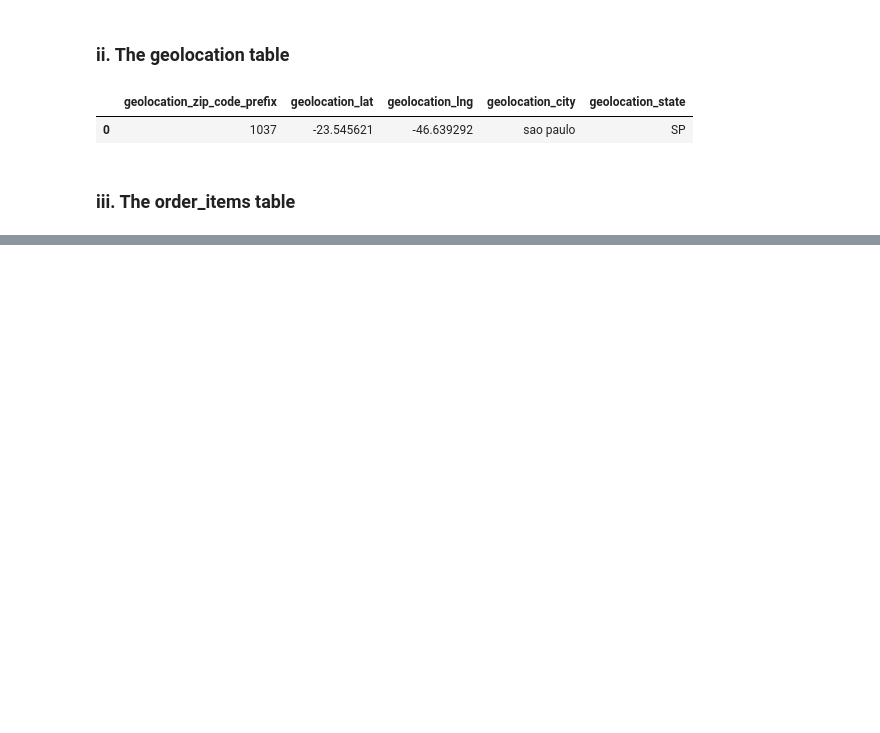
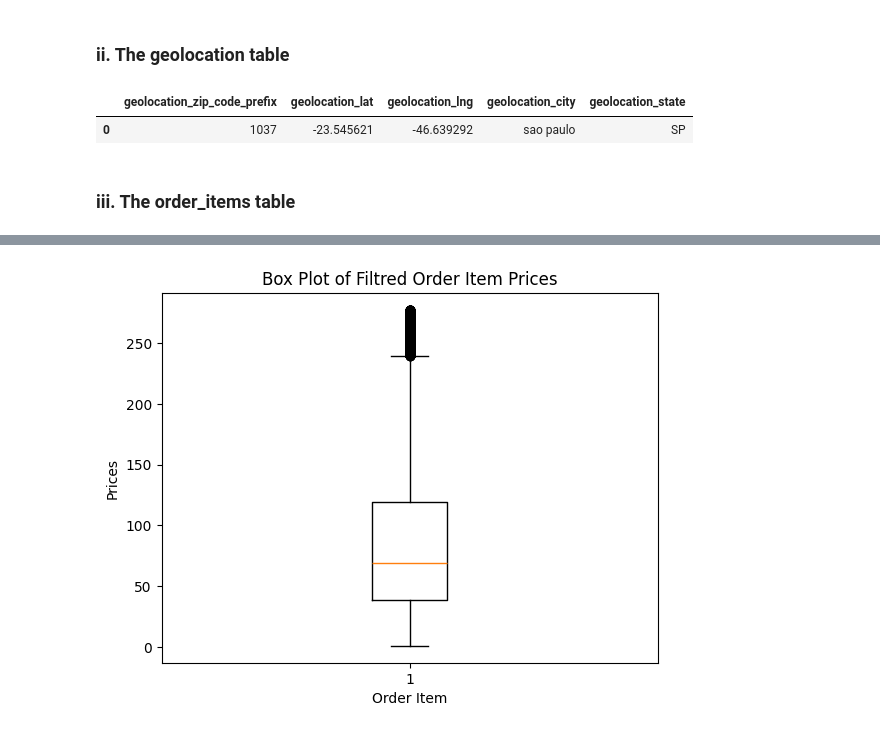
Before and after one commit to bradleytkay/python-practice-1-target-sales, a Jupyter notebook: target-sales-cleaning.ipynb, the cells around one changed output, grey strips where cells are left out. Cells and saved outputs as stored; diff of their text form; code cells hidden in the pictures; blank space fills up the shorter version.

```diff
--- a/target-sales-cleaning.ipynb
+++ b/target-sales-cleaning.ipynb
@@ -152,0 +181,24 @@ order_items_df.head(1)
+# %%
+# Use the IRQ to remove outliers
+
+# Check for NAs in the 'price' column
+order_items_df.isna().sum()
+
+# Calculate IQR and bounds
+Q1 = order_items_df['price'].quantile(0.25)
+Q3 = order_items_df['price'].quantile(0.75)
+IQR = Q3 - Q1
+
+lower_bound = Q1 - 1.5 * IQR
+upper_bound = Q3 + 1.5 * IQR
+
+# Filter out outliers
+outliers = order_items_df[(order_items_df['price'] < lower_bound) | (order_items_df['price'] > upper_bound)]
+
+price_filtered_order_items_df = order_items_df[
+    (order_items_df['price'] >= lower_bound) &
+    (order_items_df['price'] <= upper_bound)
+]
+
+# Check the result
+price_filtered_order_items_df.head()
@@ -152,0 +212,10 @@ order_items_df.head(1)
+# %%
+# Re-visualize
+
+plt.boxplot(price_filtered_order_items_df['price'])
+plt.title('Box Plot of Filtred Order Item Prices')
+plt.xlabel('Order Item')
+plt.ylabel('Prices')
+plt.show()
+# %% [output]
+[figure, added]
```
Also changed, not shown: parts of 5 cells of this notebook.
